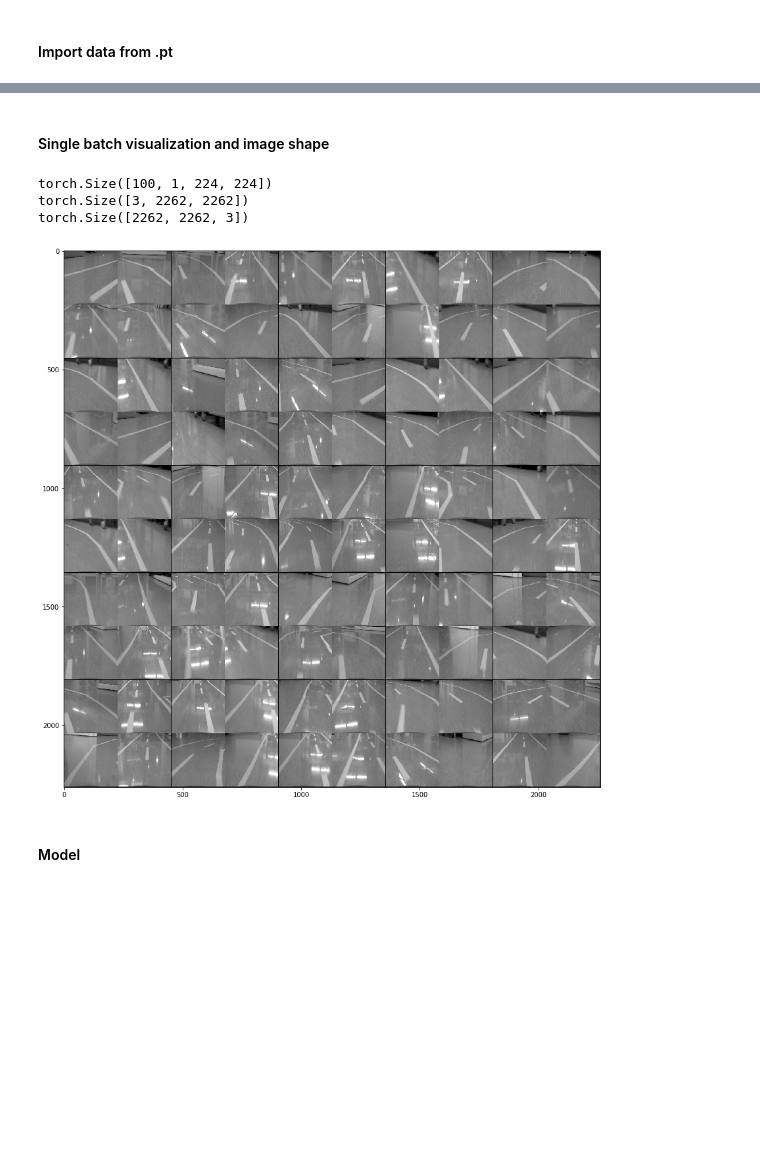
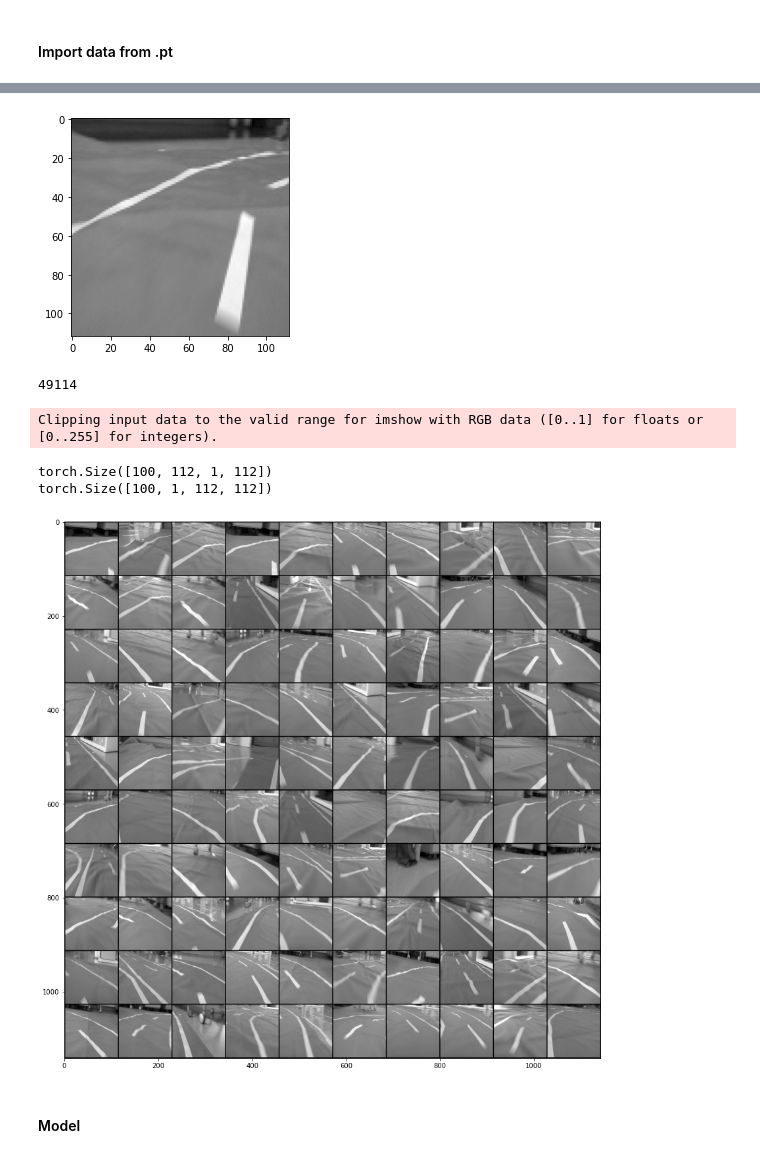
Before and after one commit to rishabh06sharma/Jetracer_DL, a Jupyter notebook: main.ipynb, the cells around one changed output, grey strips where cells are left out. Saved outputs shown, nothing was run; the diff lists cells and outputs as text; code cells hidden in the pictures; blank space fills up the shorter version.

```diff
--- a/main.ipynb
+++ b/main.ipynb
@@ -55,3 +32,0 @@ train_data_1=torch.load("set_3/pt/new/set_3_train.pt")
-# %%
-train_data=train_data_1
-len(train_data)
@@ -81,25 +33,44 @@ train_d_loader=torch.utils.data.DataLoader(train_data, batch_size=100, shuffle=T
-# %% [markdown]
-#### Single batch visualization and image shape
-# %%
-batch=next(iter(train_d_loader))
-images,labels=batch
-images=images.reshape(100,1,images.shape[3],images.shape[3])
-img_shape=images[0][0].shape
-sample=images[0][0]
-print((images.shape))
-grid=torchvision.utils.make_grid(images,nrow=10)
-# tb.add_image("images",grid)
-# tb.add_graph(Nnet,images)
-if images.shape[0]<=100:
-    plt.figure(figsize=(15,15))
-    plt.imshow(np.transpose(grid,(1,2,0)))
-    print(grid.shape)
-    print(np.transpose(grid,(1,2,0)).shape)
-# %% [output]
-torch.Size([100, 1, 224, 224])
-torch.Size([3, 2262, 2262])
-torch.Size([2262, 2262, 3])
-[figure, removed]
+# %%
+batch_size=100
+lr=0.001
+
+def load_pt(directory,typ):
+    if typ=="train":
+        train_data=torch.load(directory)
+        return len(train_data),torch.utils.data.DataLoader(train_data, batch_size=batch_size, shuffle=True)
+    else:
+        test_data= torch.load(directory)
+        return len(test_data),torch.utils.data.DataLoader(test_data, batch_size=batch_size, shuffle=True)
+
+def viz_a_batch(images):
+    print(images.shape)
+    images=images.reshape(batch_size,1,images.shape[3],images.shape[3])
+    print(images.shape)
+    grid=torchvision.utils.make_grid(images,nrow=10)
+    plt.figure(figsize=(15,15))
+    plt.imshow(np.transpose(grid,(1,2,0)))
+    plt.show()
+
+def sample_from_batch(images):
+    images=images.reshape(batch_size,1,images.shape[3],images.shape[3])
+    return images[50][0],images[0][0].shape
+# %%
+data_len,d_loader=load_pt("D:/git/jetracer/set_4/pt_acc/set_4_train_rsz_withacc.pt","train") # either train or test (to save RAM)
+images,acc,labels=next(iter(d_loader))
+sample,img_shape=sample_from_batch(images)
+plt.imshow(sample,cmap='gray')
+plt.show()
+print(data_len)
+# %% [output]
+[figure, added]
+49114
+# %%
+viz_a_batch(images)
+# %% [output]
+Clipping input data to the valid range for imshow with RGB data ([0..1] for floats or [0..255] for integers).
+torch.Size([100, 112, 1, 112])
+torch.Size([100, 1, 112, 112])
+[figure, added]
 # %% [markdown]
 #### Model
 # %%
```
Also changed, not shown: parts of 40 cells of this notebook, 1 other file.
